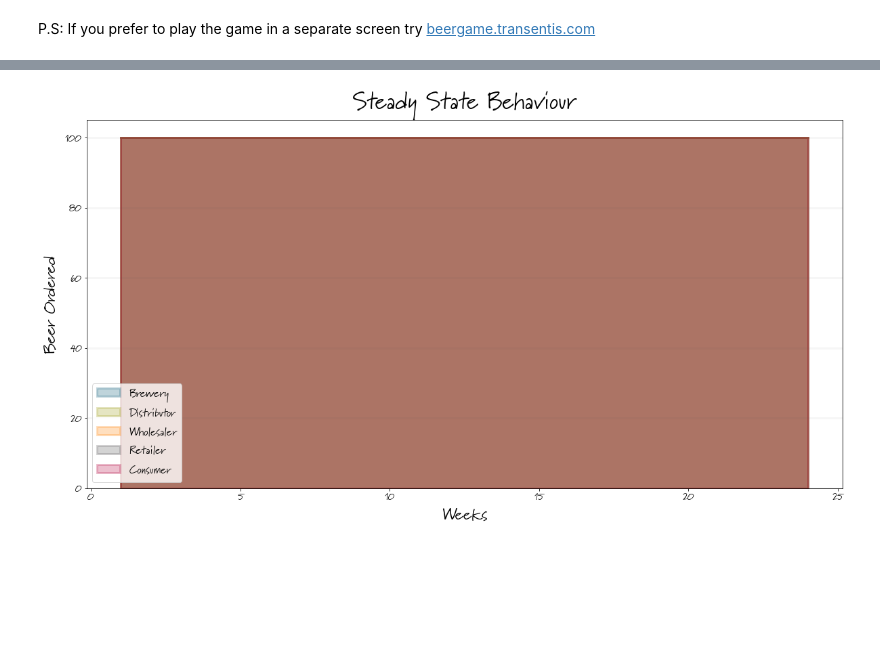
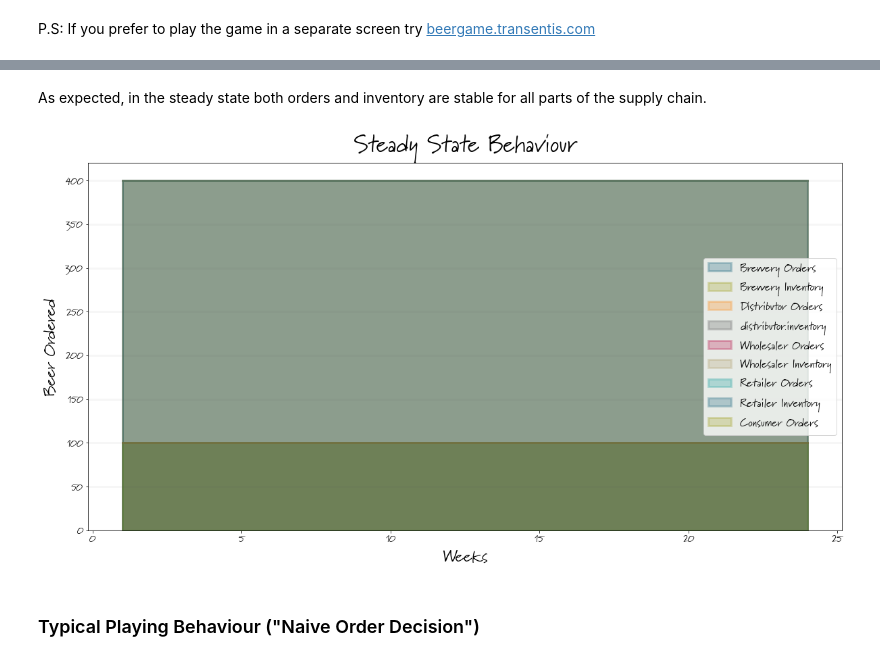
Before and after one commit to transentis/beergame, a Jupyter notebook: beergame_sd_dsl.ipynb, the cells around one changed output, grey strips where cells are left out. Saved outputs shown, nothing was run; the diff lists cells and outputs as text; code cells hidden in the pictures; blank space fills up the shorter version.

```diff
--- a/beergame_sd_dsl.ipynb
+++ b/beergame_sd_dsl.ipynb
@@ -59,19 +279,27 @@ bptk = bptk(configuration=configuration)
+# %% [markdown]
+As expected, in the steady state both orders and inventory are stable for all parts of the supply chain.
 # %%
 bptk.plot_scenarios(
     scenario_managers=["sd_dsl_beergame"],
     kind="area",
     scenarios=["steady_state"],
     title="Steady State Behaviour",
     x_label="Weeks",
     y_label="Beer Ordered",
-    equations=["brewery.sending_orders","distributor.sending_orders","wholesaler.sending_orders","retailer.sending_orders","consumer.sending_orders"],
+    equations=["brewery.sending_orders","brewery.inventory","distributor.sending_orders","distributor.inventory","wholesaler.sending_orders","wholesaler.inventory","retailer.sending_orders","retailer.inventory","consumer.sending_orders"],
     series_names={
-        "brewery.sending_orders" : "Brewery",
-        "distributor.sending_orders" : "Distributor",
-        "wholesaler.sending_orders": "Wholesaler",
-        "retailer.sending_orders": "Retailer",
-        "consumer.sending_orders": "Consumer"
+        "brewery.sending_orders" : "Brewery Orders",
+        "brewery.inventory" : "Brewery Inventory",
+        "distributor.sending_orders" : "Distributor Orders",
+        "distrubutor.inventory" : "Distributor Inventory",
+        "wholesaler.sending_orders": "Wholesaler Orders",
+        "wholesaler.inventory": "Wholesaler Inventory",
+        "retailer.sending_orders": "Retailer Orders",
+        "retailer.inventory": "Retailer Inventory",
+        "consumer.sending_orders": "Consumer Orders"
     }
 )
 # %% [output]
-[figure, old version]
+[figure, new version]
+# %% [markdown]
+### Typical Playing Behaviour ("Naive Order Decision")
```
Also changed, not shown: parts of 39 cells of this notebook, 17 other files.
